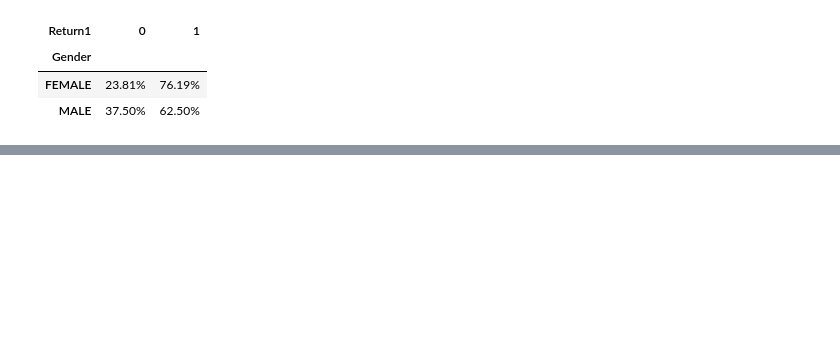
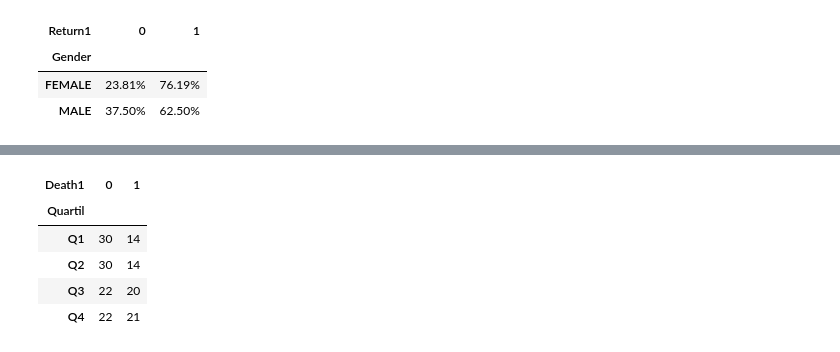
Before and after one commit to hccruz/Projeto_Avengres, a Jupyter notebook: src/main.ipynb, the cells around one changed output, grey strips where cells are left out. Saved outputs shown, nothing was run; the diff lists cells and outputs as text; code cells hidden in the pictures; blank space fills up the shorter version.

```diff
--- a/src/main.ipynb
+++ b/src/main.ipynb
@@ -432,0 +461,12 @@ genero_retornos_rel.style.format('{:.2f}%')
+# %%
+mortes_quartil = (
+    df.groupby(['Quartil','Death1']).size().unstack(fill_value=0)
+)
+mortes_quartil
+# %% [output]
+| Death1 | 0 | 1 |
+| Quartil |  |  |
+| Q1 | 30 | 14 |
+| Q2 | 30 | 14 |
+| Q3 | 22 | 20 |
+| Q4 | 22 | 21 |
```
Also changed, not shown: parts of 17 cells of this notebook, 1 other file.
